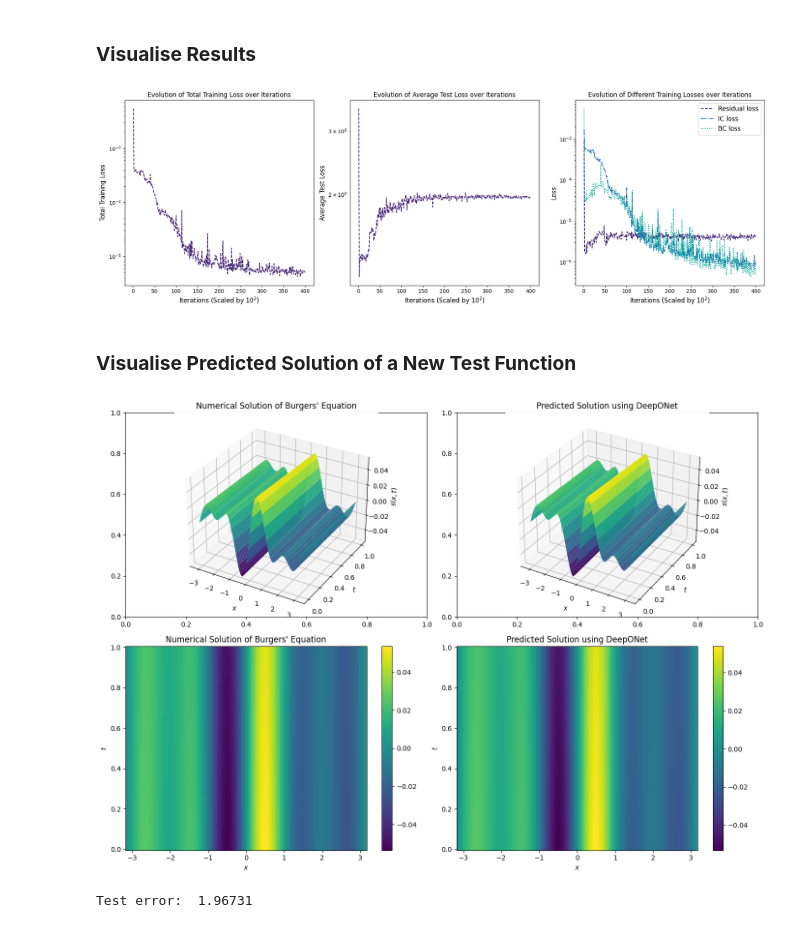
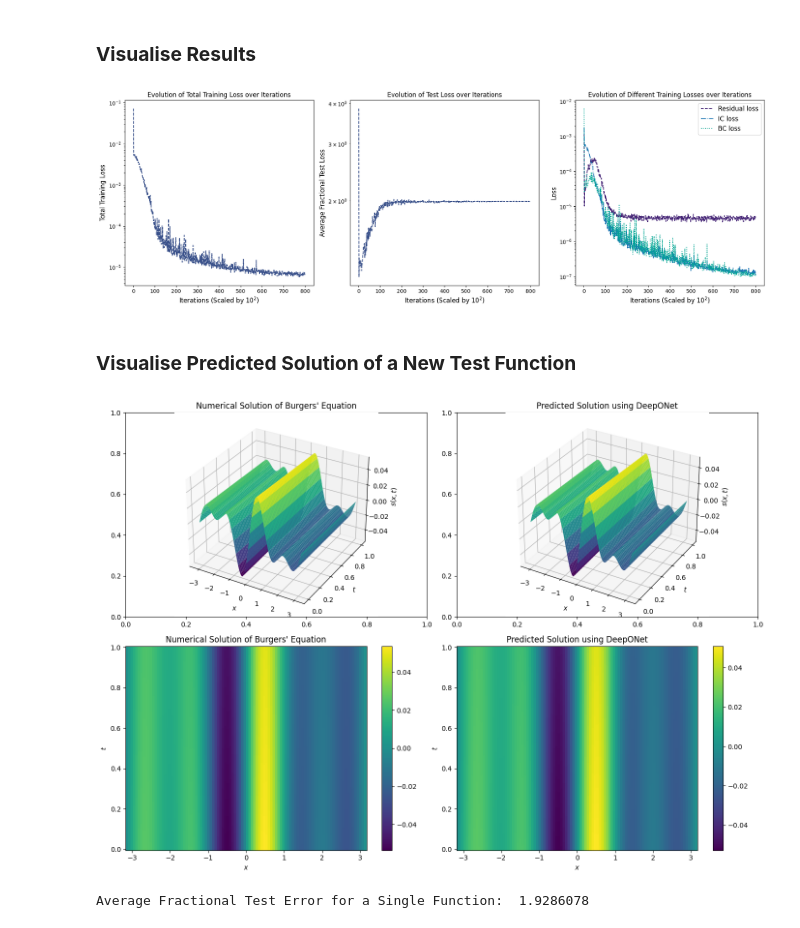
Before and after one commit to Memoisation/PDE-DeepONet-Learning, a Jupyter notebook: Burgers(PI_DeepONet).ipynb, the cells around one changed output. Cells and saved outputs as stored; diff of their text form; code cells hidden in the pictures.

Commit message:
Trained model to 80k iterations

```diff
--- a/Burgers(PI_DeepONet).ipynb
+++ b/Burgers(PI_DeepONet).ipynb
@@ -529,14 +587,14 @@ class PI_DeepONet:
         return loss
 
     # Define Total loss
-    def loss(self, params, bcs_batch, res_batch, ics_batch, w_bcs=0.64, w_ics=0.64):
+    def loss(self, params, bcs_batch, res_batch, ics_batch, w_bcs=9.0, w_ics=9.0):
         loss_res = self.loss_res(params, res_batch)
         loss_bcs = self.loss_bcs(params, bcs_batch)
         loss_ics = self.loss_ics(params, ics_batch)
-        loss = loss_res + w_bcs * loss_bcs + w_ics * loss_ics
+        loss = loss_res + w_bcs*loss_bcs + w_ics*loss_ics
         return loss
 
-    # Define Test loss
+    # Define Average Fractional Test loss
     def loss_test(self, params, u_test, y_test, s_test):
       s_pred = self.predict_s(params, u_test, y_test)
       return np.mean((s_test - s_pred)**2) / np.mean((s_test)**2)
@@ -585,9 +643,9 @@ class PI_DeepONet:
                 # Print losses
                 pbar.set_postfix({'Training Loss': loss_value,
                                   'Res Loss': loss_res_value, 'IC Loss': loss_ics_value, 'BC Loss': loss_bcs_value,
-                                  'Average Test Loss': test_loss_value})
+                                  'AFTL': test_loss_value})
 
-    # Evaluates predictions at test points
+    # Evaluates model predictions at test points
     @partial(jit, static_argnums=(0,))
     def predict_s(self, params, U_star, Y_star):
         s_pred = vmap(self.operator_net, (None, 0, 0, 0))(params, U_star, Y_star[:,0], Y_star[:,1])
@@ -629,38 +687,38 @@ light_purple = '#3b528b'
 viri_green = '#00A896'
 
 # Combined loss per 100 iteration
 combined_loss_eval_numbers = range(1, len(model.loss_log) + 1)
-axs[0].plot(combined_loss_eval_numbers, model.loss_log, '--', color=medium_purple, label='Training loss')
+axs[0].plot(combined_loss_eval_numbers, model.loss_log, '--', color=light_purple, label='Training loss')
 axs[0].set_yscale('log')
 axs[0].set_xlabel(r'Iterations (Scaled by $10^2$)', fontsize='large')
 axs[0].set_ylabel('Total Training Loss', fontsize='large')
 axs[0].set_title('Evolution of Total Training Loss over Iterations', fontsize='large')
 
 # Average fractional test loss
 test_loss_eval_numbers = range(1, len(model.loss_test_log) + 1)
-axs[1].plot(test_loss_eval_numbers, model.loss_test_log, '--', color=medium_purple, label='T loss')
+axs[1].plot(test_loss_eval_numbers, model.loss_test_log, '--', color=light_purple, label='Test loss')
 axs[1].set_yscale('log')
 axs[1].set_xlabel(r'Iterations (Scaled by $10^2$)', fontsize='large')
-axs[1].set_ylabel('Average Test Loss', fontsize='large')
-axs[1].set_title('Evolution of Average Test Loss over Iterations', fontsize='large')
+axs[1].set_ylabel('Average Fractional Test Loss', fontsize='large')
+axs[1].set_title('Evolution of Test Loss over Iterations', fontsize='large')
 
 # Losses per 100 iteration (residual, IC, and BC)
 res_loss_eval_numbers = range(1, len(model.loss_res_log) + 1)
 axs[2].plot(res_loss_eval_numbers, model.loss_res_log, '--', color=medium_purple, label='Residual loss')
 ics_loss_eval_numbers = range(1, len(model.loss_ics_log) + 1)
 axs[2].plot(ics_loss_eval_numbers, model.loss_ics_log, '-.', label='IC loss')
 bcs_loss_eval_numbers = range(1, len(model.loss_bcs_log) + 1)
 axs[2].plot(bcs_loss_eval_numbers, model.loss_bcs_log, ':', color=viri_green, label='BC loss')
 axs[2].set_yscale('log')
 axs[2].set_xlabel(r'Iterations (Scaled by $10^2$)', fontsize='large')
 axs[2].set_ylabel('Loss', fontsize='large')
 axs[2].set_title('Evolution of Different Training Losses over Iterations', fontsize='large')
 axs[2].legend(fontsize='large')
 
 plt.tight_layout()
 plt.show()
 # %% [output]
-[figure, old version]
+[figure, new version]
 # %% [markdown]
 ###  **Visualise Predicted Solution of a New Test Function**
 # %%
@@ -717,7 +776,7 @@ axs[1, 1].set_title("Predicted Solution using DeepONet", fontsize='large')
 plt.tight_layout()
 plt.show()
 
-print('Test error: ', np.mean((s_test - s_pred)**2) / np.mean((s_test)**2))
+print('Average Fractional Test Error for a Single Function: ', np.mean((s_test - s_pred)**2) / np.mean((s_test)**2))
 # %% [output]
 [figure]
-Test error:  1.96731
+Average Fractional Test Error for a Single Function:  1.9286078
```
Also changed, not shown: parts of 13 cells of this notebook.
